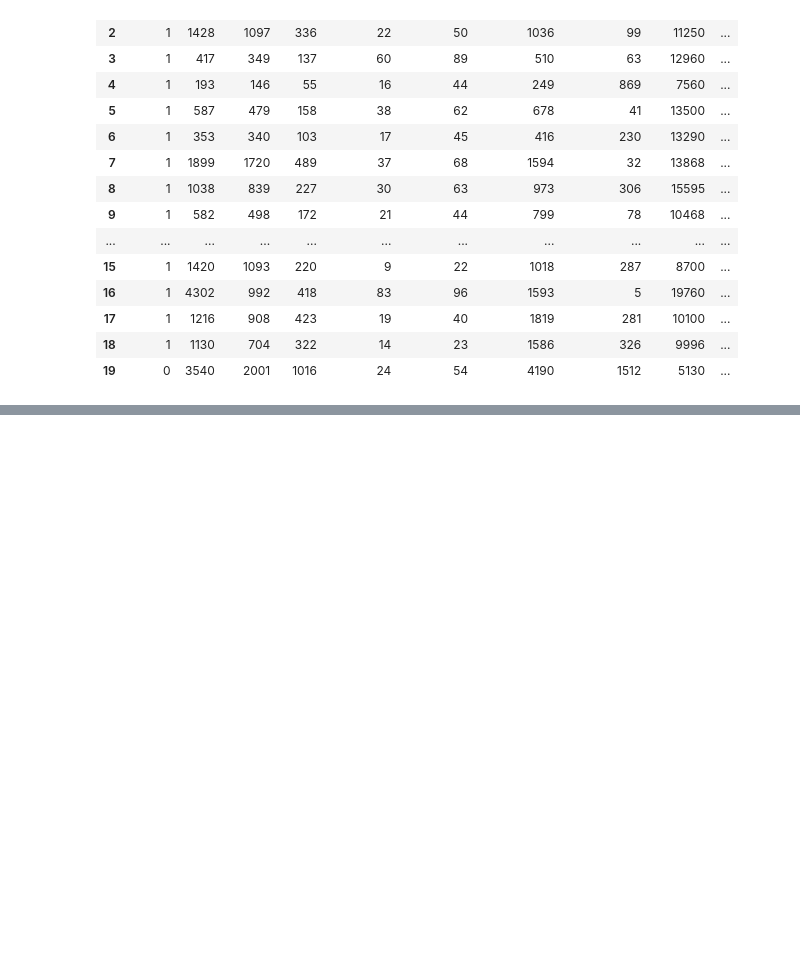
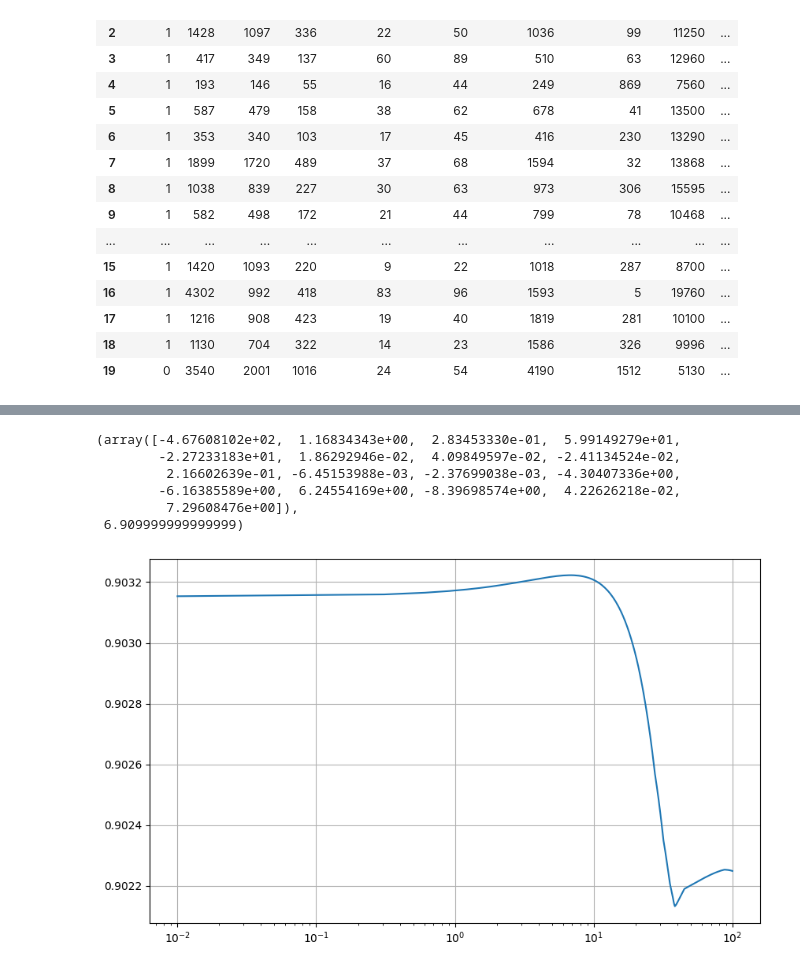
Before and after one commit to deusdevok/ISLP_Python, a Jupyter notebook: Chapter 6/Exercise9.ipynb, the cells around one changed output, grey strips where cells are left out. Drawn from its saved outputs; the diff is of its cells as text; code cells hidden in the pictures; blank space fills up the shorter version.

```diff
--- a/Chapter 6/Exercise9.ipynb
+++ b/Chapter 6/Exercise9.ipynb
@@ -90,0 +113,11 @@ plt.plot(scores)
+# %%
+lasso_coefs, best_alpha_lasso = find_best_alpha(Lasso, np.arange(0.01, 100, 0.3))
+lasso_coefs, best_alpha_lasso
+# %% [output]
+(array([-4.67608102e+02,  1.16834343e+00,  2.83453330e-01,  5.99149279e+01,
+        -2.27233183e+01,  1.86292946e-02,  4.09849597e-02, -2.41134524e-02,
+         2.16602639e-01, -6.45153988e-03, -2.37699038e-03, -4.30407336e+00,
+        -6.16385589e+00,  6.24554169e+00, -8.39698574e+00,  4.22626218e-02,
+         7.29608476e+00]),
+ 6.909999999999999)
+[figure, added]
```
Also changed, not shown: parts of 9 cells of this notebook.
